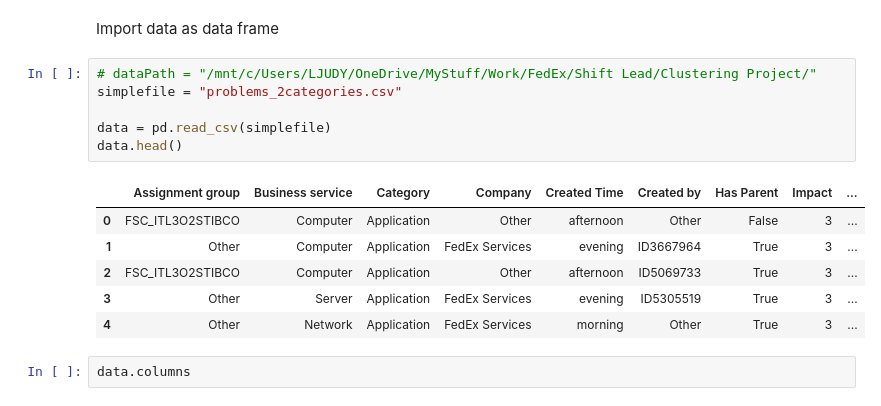
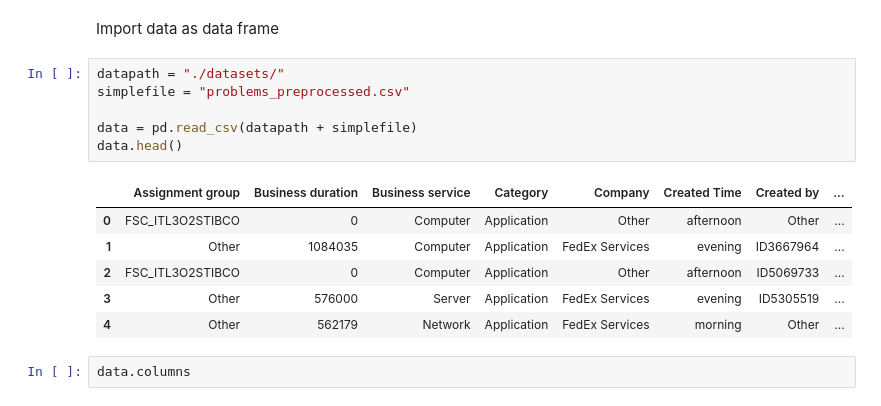
Before and after one commit to wjbrittonv/UMRFDataScience, a Jupyter notebook: MacClusteringProject/Visualization.ipynb, the cells around one changed output. Saved outputs shown, nothing was run; the diff lists cells and outputs as text.

```diff
--- a/MacClusteringProject/Visualization.ipynb
+++ b/MacClusteringProject/Visualization.ipynb
@@ -23,18 +11,18 @@ from rake_nltk import Rake
 # %% [markdown]
 Import data as data frame
 # %%
-# dataPath = "/mnt/c/Users/LJUDY/OneDrive/MyStuff/Work/FedEx/Shift Lead/Clustering Project/"
-simplefile = "problems_2categories.csv"
+datapath = "./datasets/"
+simplefile = "problems_preprocessed.csv"
 
-data = pd.read_csv(simplefile)
+data = pd.read_csv(datapath + simplefile)
 data.head()
 # %% [output]
-|  | Assignment group | Business service | Category | Company | Created Time | Created by | Has Parent | Impact | ... |
-| 0 | FSC_ITL3O2STIBCO | Computer | Application | Other | afternoon | Other | False | 3 | ... |
-| 1 | Other | Computer | Application | FedEx Services | evening | ID3667964 | True | 3 | ... |
-| 2 | FSC_ITL3O2STIBCO | Computer | Application | Other | afternoon | ID5069733 | True | 3 | ... |
-| 3 | Other | Server | Application | FedEx Services | evening | ID5305519 | True | 3 | ... |
-| 4 | Other | Network | Application | FedEx Services | morning | Other | True | 3 | ... |
+|  | Assignment group | Business duration | Business service | Category | Company | Created Time | Created by | ... |
+| 0 | FSC_ITL3O2STIBCO | 0 | Computer | Application | Other | afternoon | Other | ... |
+| 1 | Other | 1084035 | Computer | Application | FedEx Services | evening | ID3667964 | ... |
+| 2 | FSC_ITL3O2STIBCO | 0 | Computer | Application | Other | afternoon | ID5069733 | ... |
+| 3 | Other | 576000 | Server | Application | FedEx Services | evening | ID5305519 | ... |
+| 4 | Other | 562179 | Network | Application | FedEx Services | morning | Other | ... |
 # %%
 data.columns
 # %% [markdown]
```
Also changed, not shown: parts of 18 cells of this notebook.
